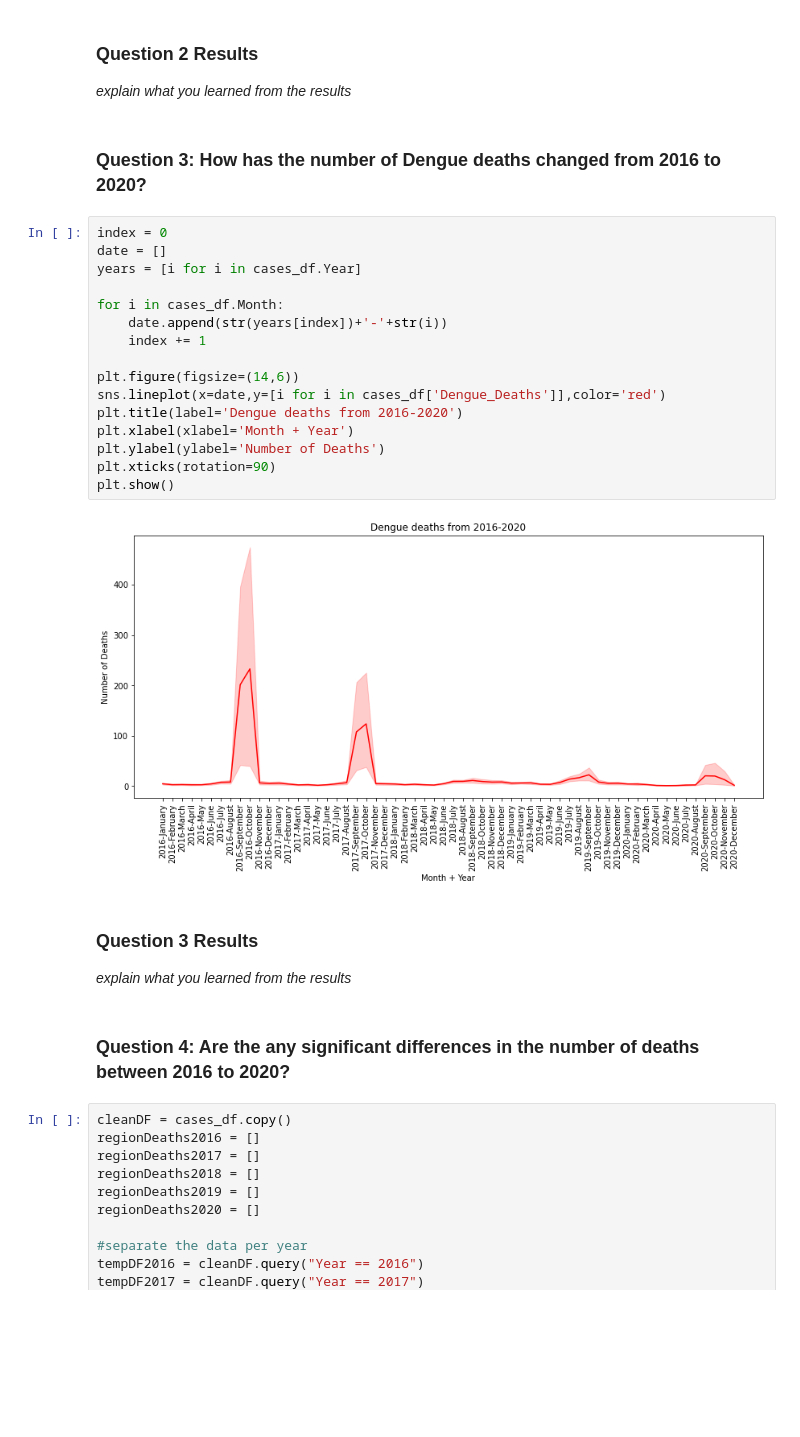
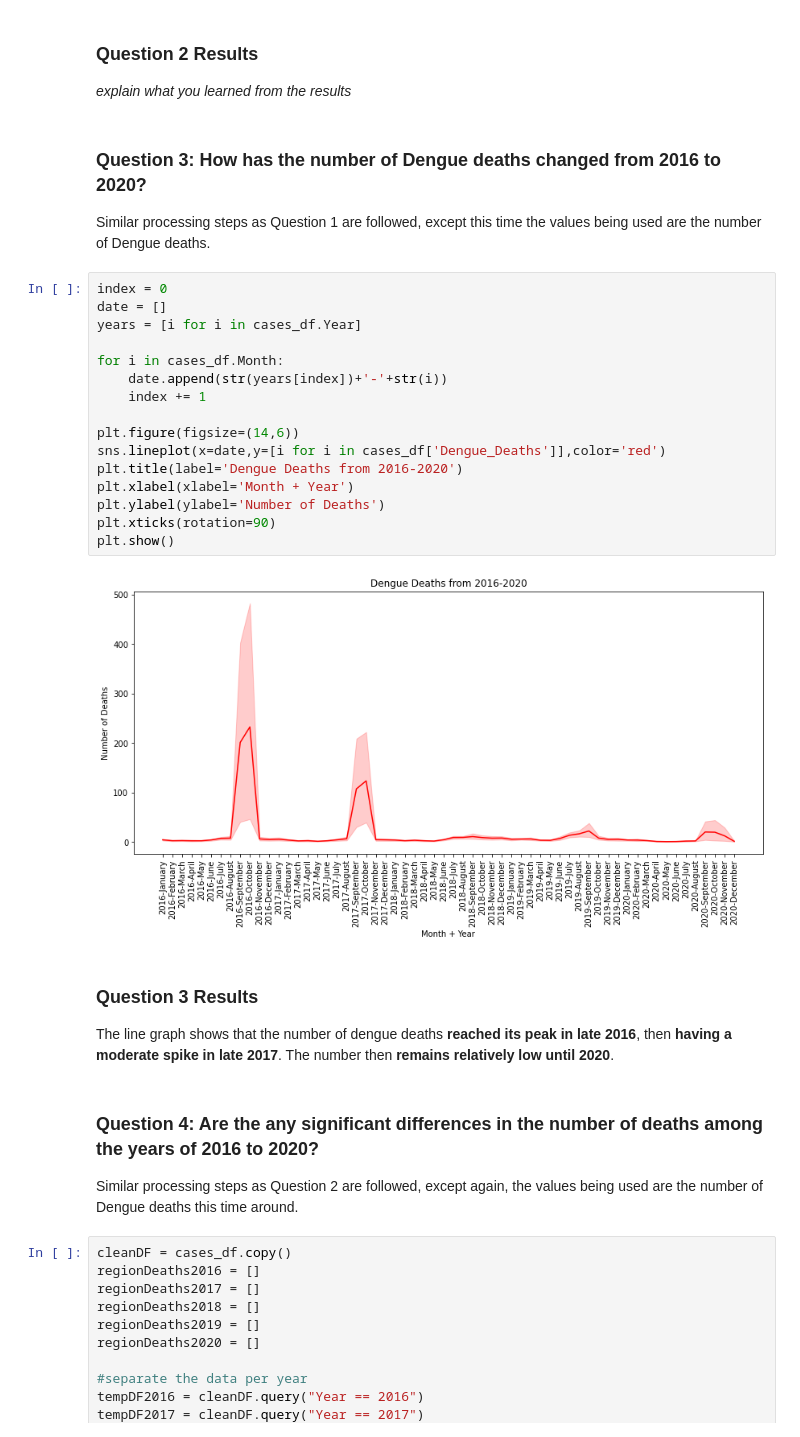
Before and after one commit to lowrainxx/DATA100-FinalProject, a Jupyter notebook: GROUP 2.ipynb, the cells around one changed output. Cells and saved outputs as stored; diff of their text form; blank space fills up the shorter version.

```diff
--- a/GROUP 2.ipynb
+++ b/GROUP 2.ipynb
@@ -497,30 +517,34 @@ F_onewayResult(statistic=8.376232153844162, pvalue=1.0726829408804207e-05)
 *explain what you learned from the results*
 # %% [markdown]
 ### Question 3: How has the number of Dengue deaths changed from 2016 to 2020?
+
+Similar processing steps as Question 1 are followed, except this time the values being used are the number of Dengue deaths.
 # %%
 index = 0
 date = []
 years = [i for i in cases_df.Year]
 
 for i in cases_df.Month:
     date.append(str(years[index])+'-'+str(i))
     index += 1
 
 plt.figure(figsize=(14,6))
 sns.lineplot(x=date,y=[i for i in cases_df['Dengue_Deaths']],color='red')
-plt.title(label='Dengue deaths from 2016-2020')
+plt.title(label='Dengue Deaths from 2016-2020')
 plt.xlabel(xlabel='Month + Year')
 plt.ylabel(ylabel='Number of Deaths')
 plt.xticks(rotation=90)
 plt.show()
 # %% [output]
-[figure, old version]
+[figure, new version]
-# %% [markdown]
-### Question 3 Results
-
-*explain what you learned from the results*
+# %% [markdown]
+### Question 3 Results
+
+The line graph shows that the number of dengue deaths **reached its peak in late 2016**, then **having a moderate spike in late 2017**. The number then **remains relatively low until 2020**.
 # %% [markdown]
-### Question 4: Are the any significant differences in the number of deaths between 2016 to 2020?
+### Question 4: Are the any significant differences in the number of deaths among the years of 2016 to 2020?
+
+Similar processing steps as Question 2 are followed, except again, the values being used are the number of Dengue deaths this time around.
 # %%
 cleanDF = cases_df.copy()
 regionDeaths2016 = []
```
Also changed, not shown: parts of 30 cells of this notebook.
